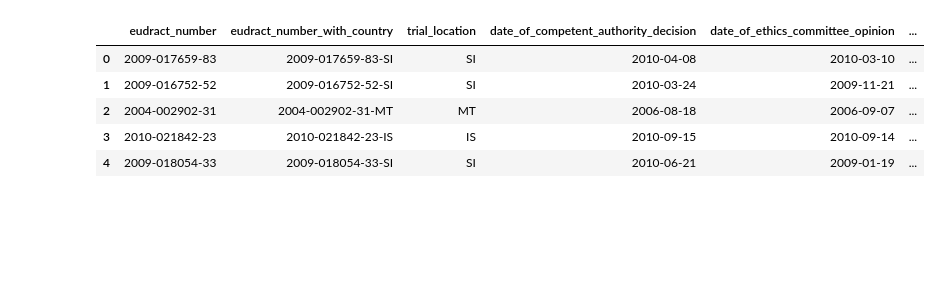
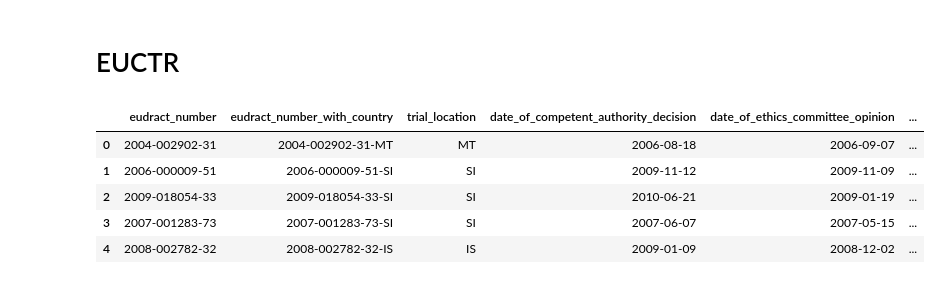
Before and after one commit to ebmdatalab/euctr_country_level_analysis, a Jupyter notebook: EUCTR Trends/Time Trends_neat.ipynb, the cells around one changed output. Drawn from its saved outputs; the diff is of its cells as text; code cells hidden in the pictures; blank space fills up the shorter version.

```diff
--- a/EUCTR Trends/Time Trends_neat.ipynb
+++ b/EUCTR Trends/Time Trends_neat.ipynb
@@ -3,18 +3,21 @@ import pandas as pd
 import numpy as np
 import matplotlib.pyplot as plt
 from datetime import date
+# %% [markdown]
+# EUCTR
 # %%
-april_19 = pd.read_csv('euctr_april19.csv')
+#loading data and converting to datetime
+may_19 = pd.read_csv('euctr_may19.csv')
 
 for date in ['date_of_competent_authority_decision',
              'date_of_ethics_committee_opinion',
              'date_on_which_this_record_was_first_entered_in_the_eudract_data']:
-    april_19[date] = pd.to_datetime(april_19[date], errors='coerce')
-april_19.head()
+    may_19[date] = pd.to_datetime(may_19[date], errors='coerce')
+may_19.head()
 # %% [output]
 |  | eudract_number | eudract_number_with_country | trial_location | date_of_competent_authority_decision | date_of_ethics_committee_opinion | ... |
-| 0 | 2009-017659-83 | 2009-017659-83-SI | SI | 2010-04-08 | 2010-03-10 | ... |
-| 1 | 2009-016752-52 | 2009-016752-52-SI | SI | 2010-03-24 | 2009-11-21 | ... |
-| 2 | 2004-002902-31 | 2004-002902-31-MT | MT | 2006-08-18 | 2006-09-07 | ... |
-| 3 | 2010-021842-23 | 2010-021842-23-IS | IS | 2010-09-15 | 2010-09-14 | ... |
-| 4 | 2009-018054-33 | 2009-018054-33-SI | SI | 2010-06-21 | 2009-01-19 | ... |
+| 0 | 2004-002902-31 | 2004-002902-31-MT | MT | 2006-08-18 | 2006-09-07 | ... |
+| 1 | 2006-000009-51 | 2006-000009-51-SI | SI | 2009-11-12 | 2009-11-09 | ... |
+| 2 | 2009-018054-33 | 2009-018054-33-SI | SI | 2010-06-21 | 2009-01-19 | ... |
+| 3 | 2007-001283-73 | 2007-001283-73-SI | SI | 2007-06-07 | 2007-05-15 | ... |
+| 4 | 2008-002782-32 | 2008-002782-32-IS | IS | 2009-01-09 | 2008-12-02 | ... |
```
Also changed, not shown: parts of 25 cells of this notebook, 7 other files.
